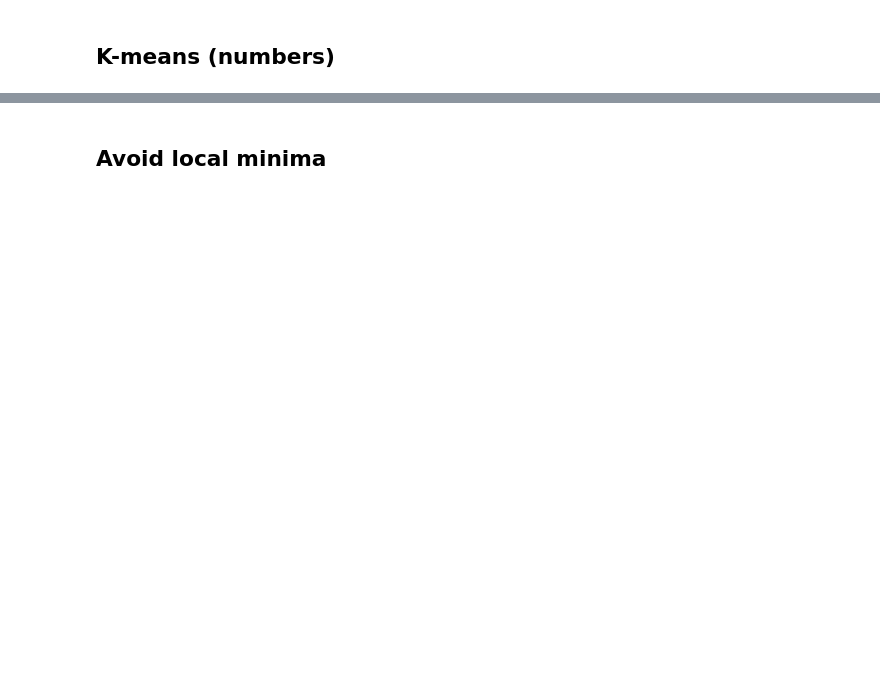
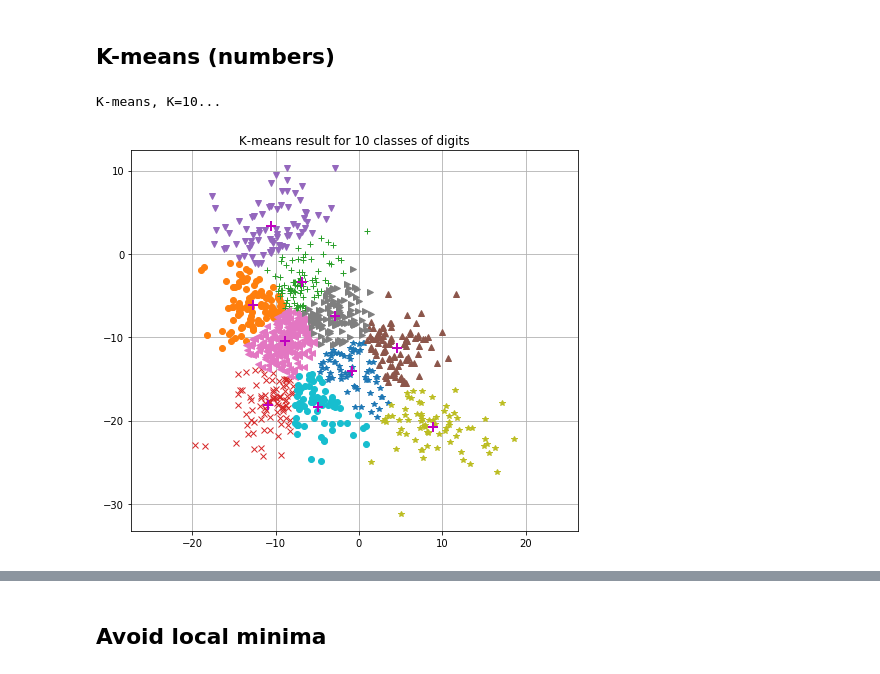
Before and after one commit to matouspelikan/rpzCTU, a Jupyter notebook: assignment_kmeans_template/kmeans.ipynb, the cells around one changed output, grey strips where cells are left out. Saved outputs shown, nothing was run; the diff lists cells and outputs as text; code cells hidden in the pictures; blank space fills up the shorter version.

```diff
--- a/assignment_kmeans_template/kmeans.ipynb
+++ b/assignment_kmeans_template/kmeans.ipynb
@@ -73,10 +67,13 @@ show_mean_images(images, c);
 # %% [markdown]
 ## K-means (numbers)
 # %%
+# np.random.seed(0)
+
 print('K-means, K=10...')
-x = compute_measurements(mnist_images)
+x = compute_measurements(numbers_images)
 k = 10
-c, means, _ = k_means(x, k, np.inf)
-show_clusters(x, c, means)
-show_clustered_images(mnist_images, c)
-show_mean_images(mnist_images, c)
+cluster_labels, centroids, _ = k_means(x, k, np.inf)
+show_clusters(x, cluster_labels, centroids, title='K-means result for 10 classes of digits')
+# %% [output]
+K-means, K=10...
+[figure, added]
```
Also changed, not shown: parts of 22 cells of this notebook, 5 other files.
